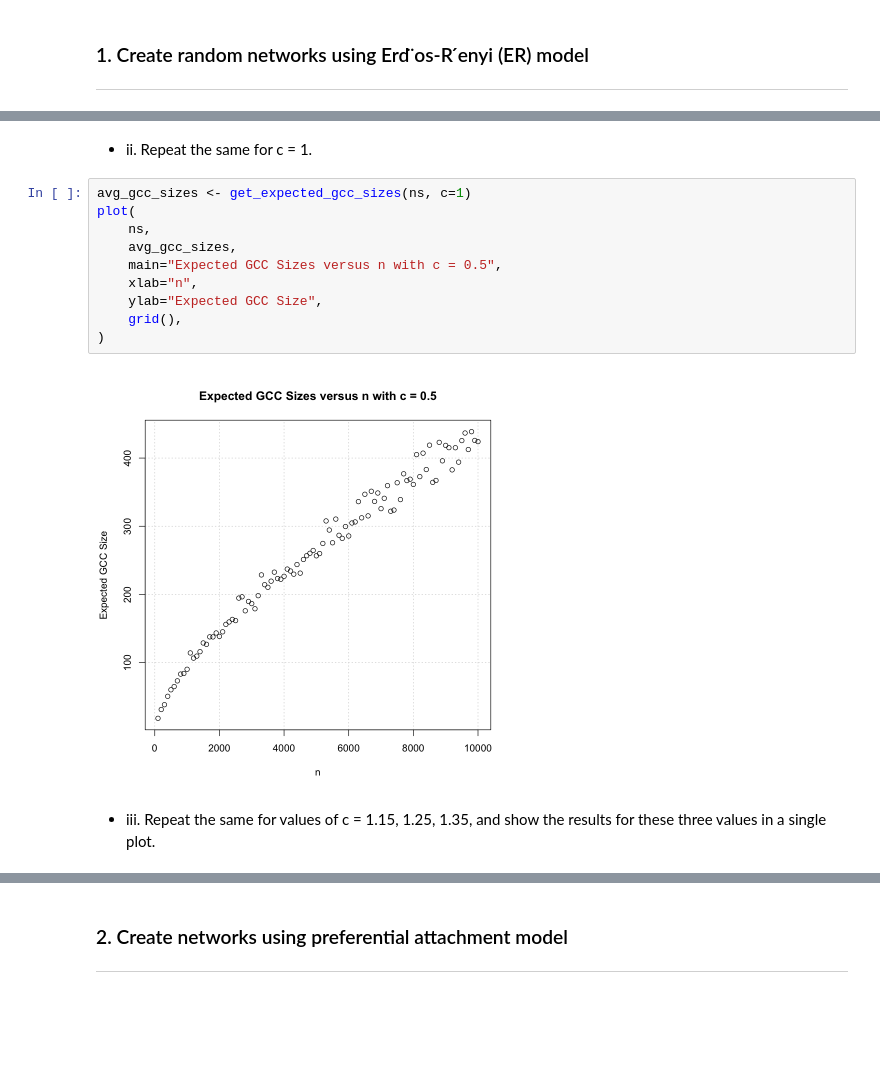
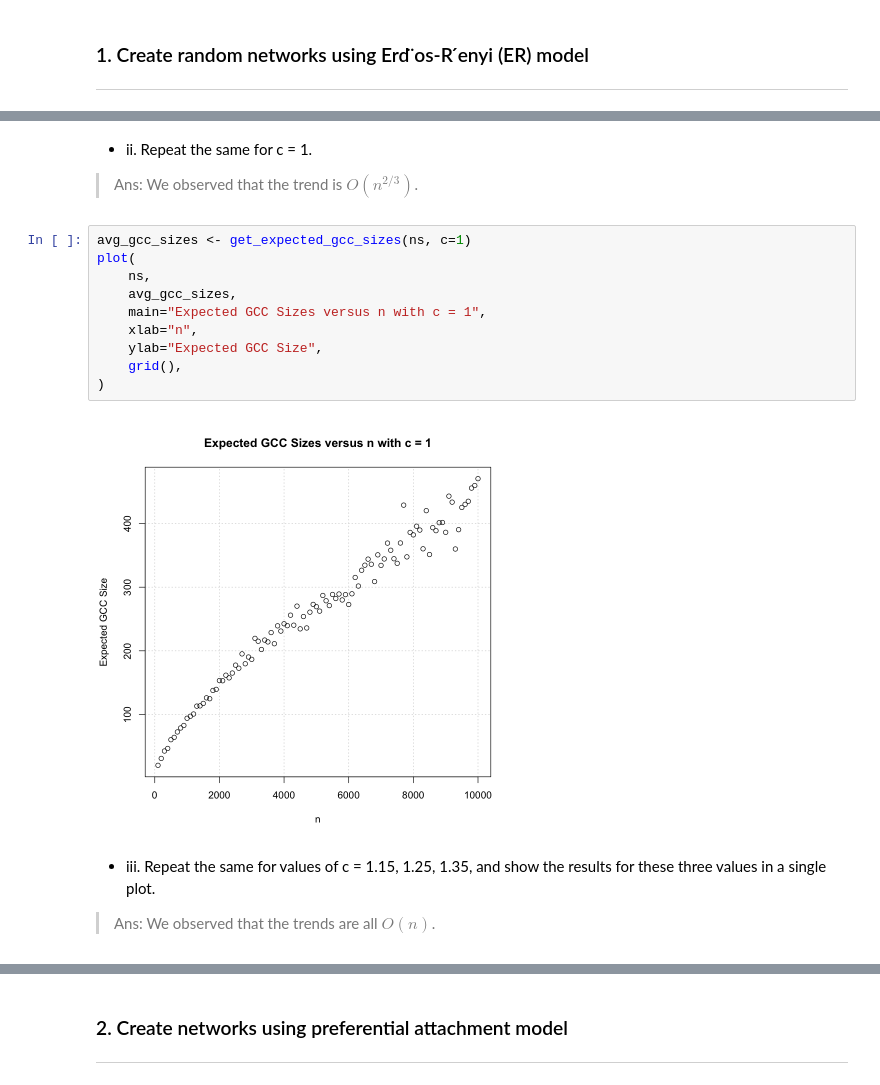
Before and after one commit to kchuang625/ucla-ece-232e-spring-2023-hw, a Jupyter notebook: project1/part1_705668757_905847065_105945588.ipynb, the cells around one changed output, grey strips where cells are left out. Cells and saved outputs as stored; diff of their text form; blank space fills up the shorter version.

```diff
--- a/project1/part1_705668757_905847065_105945588.ipynb
+++ b/project1/part1_705668757_905847065_105945588.ipynb
@@ -202,16 +208,20 @@ plot(
 # %% [markdown]
 + ii. Repeat the same for c = 1.
+
+> Ans: We observed that the trend is $O(n^{2/3})$.
-# %%
-avg_gcc_sizes <- get_expected_gcc_sizes(ns, c=1)
-plot(
-    ns,
-    avg_gcc_sizes,
-    main="Expected GCC Sizes versus n with c = 0.5",
-    xlab="n",
-    ylab="Expected GCC Size",
-    grid(),
-)
-# %% [output]
-[figure, removed]
+# %%
+avg_gcc_sizes <- get_expected_gcc_sizes(ns, c=1)
+plot(
+    ns,
+    avg_gcc_sizes,
+    main="Expected GCC Sizes versus n with c = 1",
+    xlab="n",
+    ylab="Expected GCC Size",
+    grid(),
+)
+# %% [output]
+[figure, added]
 # %% [markdown]
 + iii. Repeat the same for values of c = 1.15, 1.25, 1.35, and show the results for these three values in a single plot.
+
+> Ans: We observed that the trends are all $O(n)$.
```
Also changed, not shown: parts of 48 cells of this notebook.
